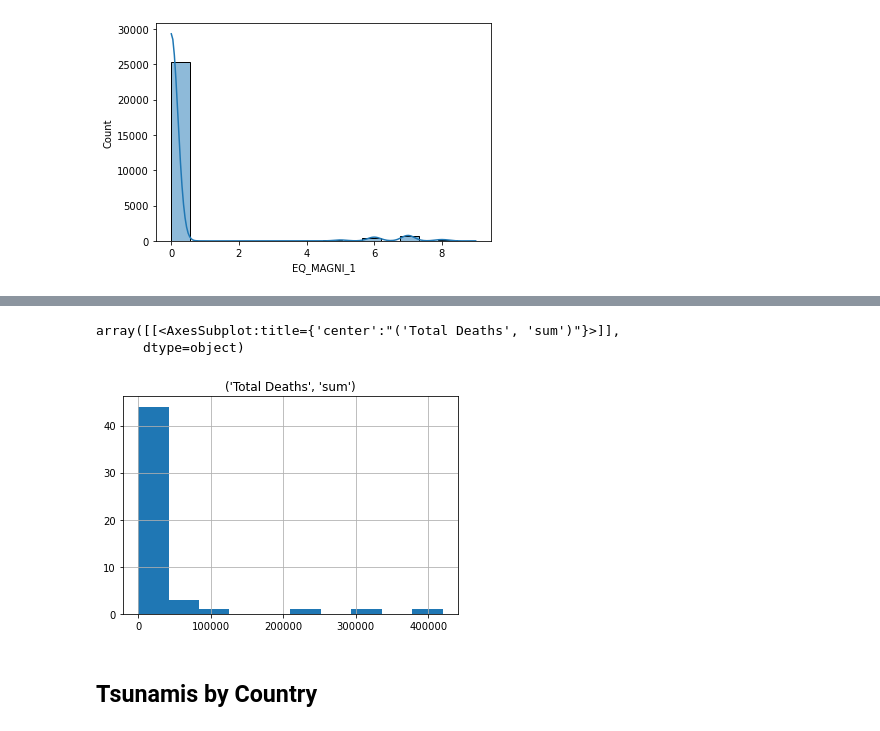
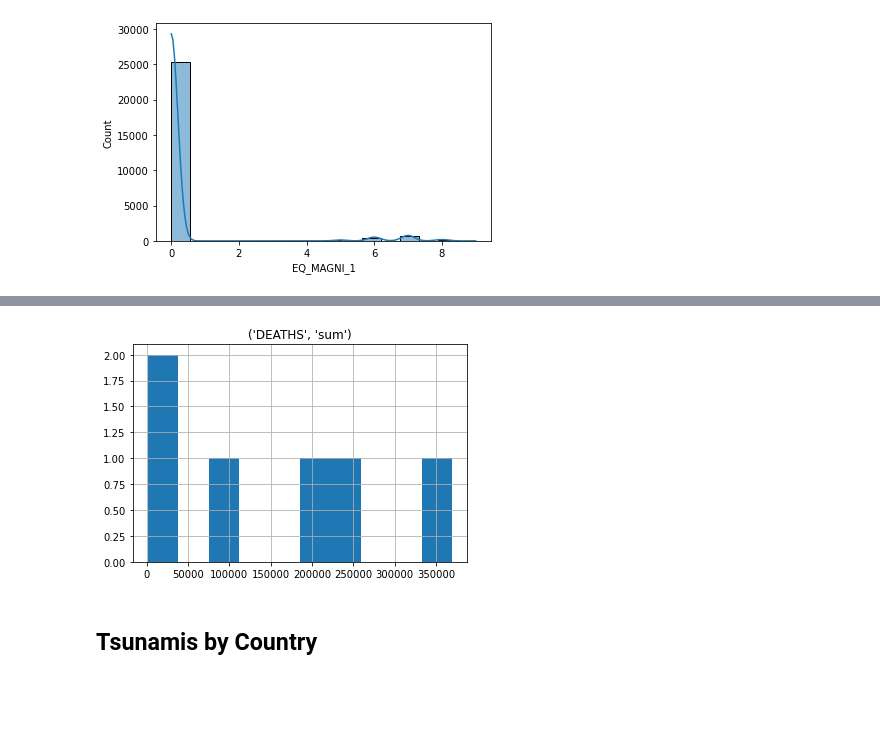
Before and after one commit to ImyPG/Natural-Disaster-Prediction, a Jupyter notebook: ND.ipynb, the cells around one changed output, grey strips where cells are left out. Cells and saved outputs as stored; diff of their text form; code cells hidden in the pictures; blank space fills up the shorter version.

```diff
--- a/ND.ipynb
+++ b/ND.ipynb
@@ -36,7 +36,7 @@ import matplotlib.pyplot as plt2
 import folium
 # %%
 
-tsunamis = pd.read_csv('Data/Historical_Tsunami.csv')
+tsunamis = pd.read_csv('Data/Historical_Tsunamis2.csv', sep=';')
 # %% [markdown]
 I have added column 'Earthquake Mayor/Great'where 1 ('yes') represents Earthquakes above 7.0 magnitude in the Richter scale. These are Earthquakes which cause serious or severe destruction and loss of life over large areas.
 # %% [markdown]
@@ -78,6 +80,6 @@ memory usage: 21.3+ MB
 # %%
-tsunamis['EQ_MAGNITU']=0
+tsunamis['Earthquake Mayor/Great']=0
 # %%
-tsunamis.loc[tsunamis['EQ_MAGNITU']>7,'Earthquake Mayor/Great'] = 1
+tsunamis.loc[tsunamis['EQ_MAGNI_1']>7,'Earthquake Mayor/Great'] = 1
 tsunamis
 # %% [output]
@@ -319,10 +287,8 @@ plt.show()
 # %%
-Magnitud=tsunamis.groupby(['Earthquake Magnitude']).agg({'Total Deaths':['sum']})
-Magnitud.hist()
+Magnitud=tsunamis.groupby(['EQ_MAGNI_1']).agg({'DEATHS':['sum']})
+Magnitud.hist();
 # %% [output]
-array([[<AxesSubplot:title={'center':"('Total Deaths', 'sum')"}>]],
-      dtype=object)
-[figure, old version]
+[figure, new version]
 # %% [markdown]
 ## Tsunamis by Country ##
 # %% [markdown]
```
Also changed, not shown: parts of 58 cells of this notebook.
